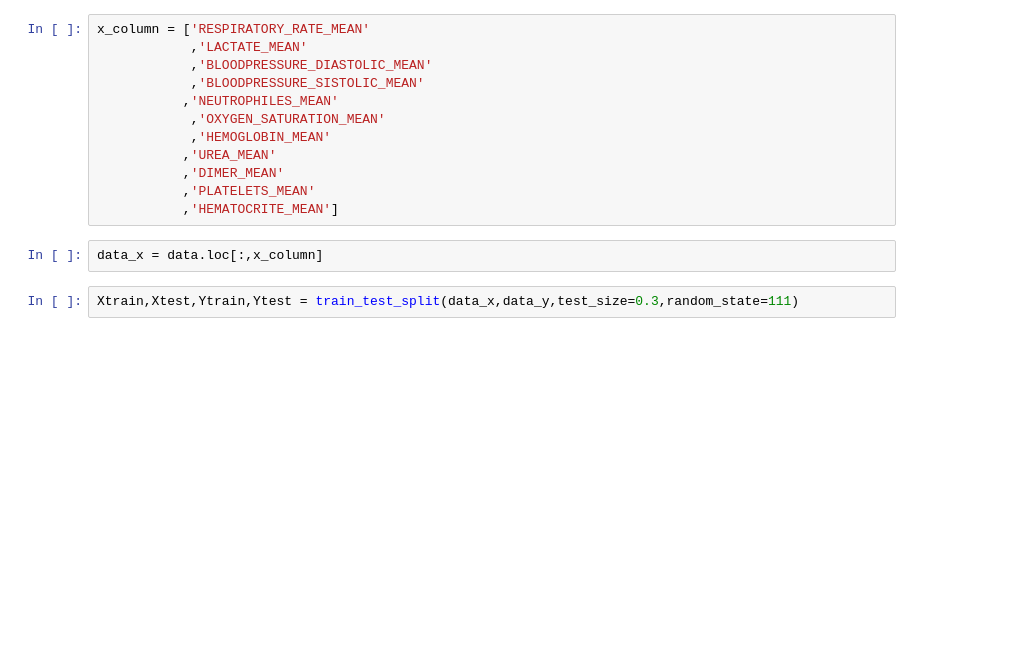
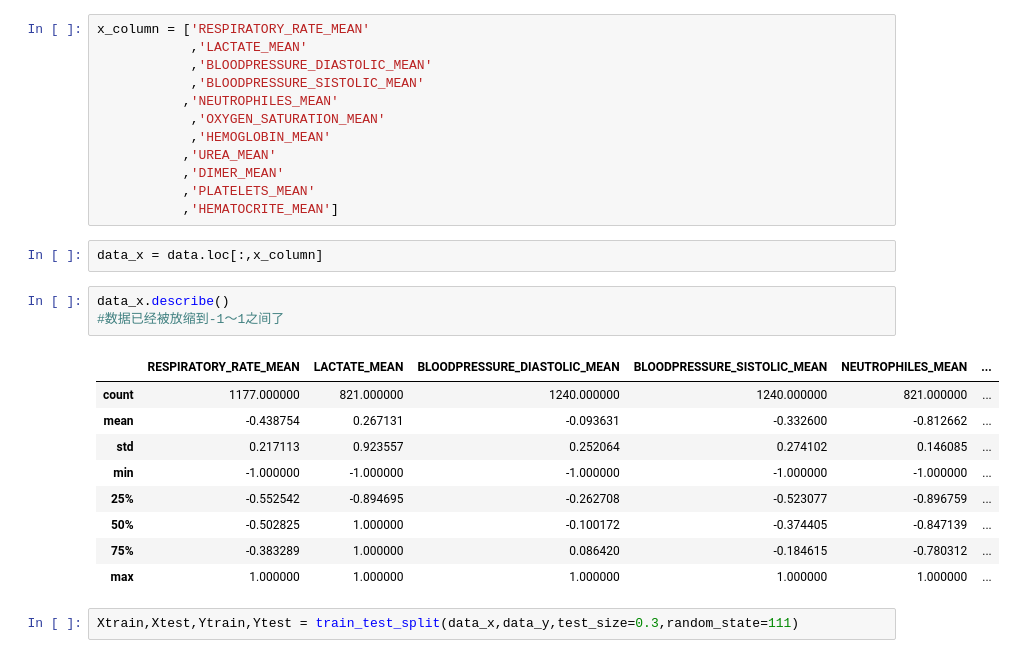
Before and after one commit to lemonhhh/Clinic_Test_Data_Software, a Jupyter notebook: model/Untitled.ipynb, the cells around one changed output. Saved outputs shown, nothing was run; the diff lists cells and outputs as text; blank space fills up the shorter version.

```diff
--- a/model/Untitled.ipynb
+++ b/model/Untitled.ipynb
@@ -58,6 +62,19 @@ x_column = ['RESPIRATORY_RATE_MEAN'
            ,'HEMATOCRITE_MEAN']
 # %%
 data_x = data.loc[:,x_column]
+# %%
+data_x.describe()
+#数据已经被放缩到-1～1之间了
+# %% [output]
+|  | RESPIRATORY_RATE_MEAN | LACTATE_MEAN | BLOODPRESSURE_DIASTOLIC_MEAN | BLOODPRESSURE_SISTOLIC_MEAN | NEUTROPHILES_MEAN | ... |
+| count | 1177.000000 | 821.000000 | 1240.000000 | 1240.000000 | 821.000000 | ... |
+| mean | -0.438754 | 0.267131 | -0.093631 | -0.332600 | -0.812662 | ... |
+| std | 0.217113 | 0.923557 | 0.252064 | 0.274102 | 0.146085 | ... |
+| min | -1.000000 | -1.000000 | -1.000000 | -1.000000 | -1.000000 | ... |
+| 25% | -0.552542 | -0.894695 | -0.262708 | -0.523077 | -0.896759 | ... |
+| 50% | -0.502825 | 1.000000 | -0.100172 | -0.374405 | -0.847139 | ... |
+| 75% | -0.383289 | 1.000000 | 0.086420 | -0.184615 | -0.780312 | ... |
+| max | 1.000000 | 1.000000 | 1.000000 | 1.000000 | 1.000000 | ... |
 # %%
 Xtrain,Xtest,Ytrain,Ytest = train_test_split(data_x,data_y,test_size=0.3,random_state=111)
 # %%
```
Also changed, not shown: parts of 10 cells of this notebook, 21 other files.
